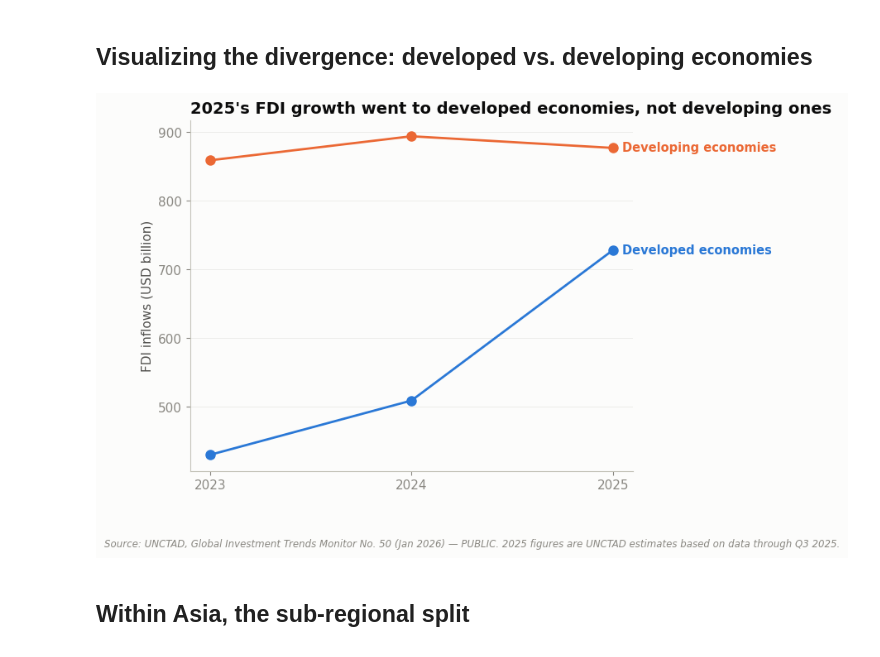
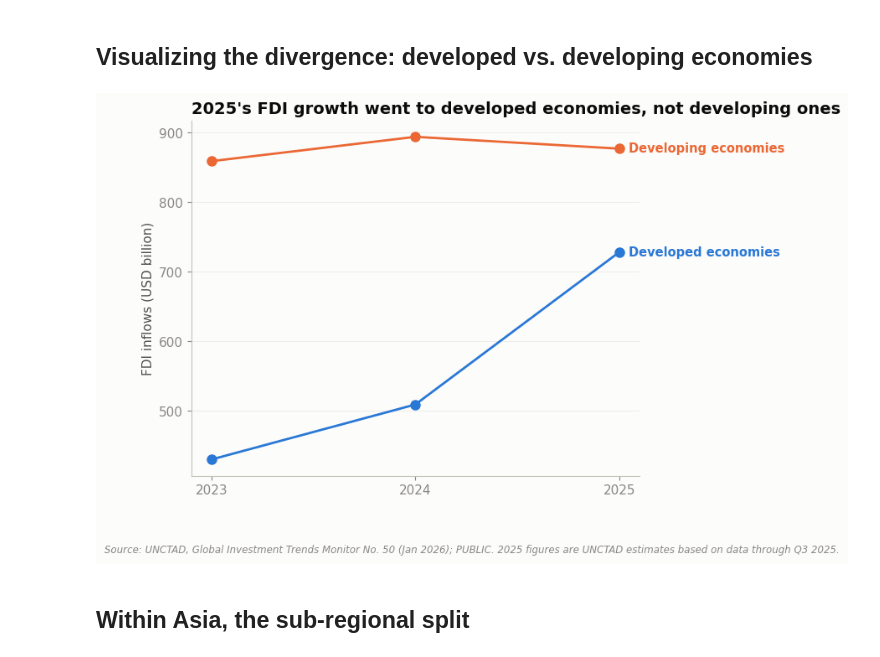
Before and after one commit to ooi-darren/is-capital-leaving-china, a Jupyter notebook: notebooks/01-global-fdi-trends.ipynb, the cells around one changed output. Drawn from its saved outputs; the diff is of its cells as text; code cells hidden in the pictures.

```diff
--- a/notebooks/01-global-fdi-trends.ipynb
+++ b/notebooks/01-global-fdi-trends.ipynb
@@ -89,25 +89,25 @@ pivot
 # %%
 fig, ax = plt.subplots(figsize=(9, 5.5))
 dev = global_fdi[global_fdi['region'] == 'Developed economies'].set_index('year')['fdi_inflow_usd_billion']
 developing = global_fdi[global_fdi['region'] == 'Developing economies'].set_index('year')['fdi_inflow_usd_billion']
 
 ax.plot(dev.index, dev.values, marker='o', markersize=8, linewidth=2, color=ACCENT_1)
 ax.plot(developing.index, developing.values, marker='o', markersize=8, linewidth=2, color=ACCENT_2)
 
 end_label(ax, dev.index[-1], dev.values[-1], 'Developed economies', ACCENT_1, weight='bold')
 end_label(ax, developing.index[-1], developing.values[-1], 'Developing economies', ACCENT_2, weight='bold')
 
 ax.set_title("2025's FDI growth went to developed economies, not developing ones", loc='left')
 ax.set_ylabel('FDI inflows (USD billion)')
 ax.set_xlabel('')
 ax.set_xticks([2023, 2024, 2025])
 fig.subplots_adjust(right=0.72)
 
-add_source(ax.figure, 'Source: UNCTAD, Global Investment Trends Monitor No. 50 (Jan 2026) — PUBLIC. '
+add_source(ax.figure, 'Source: UNCTAD, Global Investment Trends Monitor No. 50 (Jan 2026); PUBLIC. '
                        '2025 figures are UNCTAD estimates based on data through Q3 2025.')
 plt.show()
 # %% [output]
-[figure, old version]
+[figure, new version]
 # %% [markdown]
 ## Within Asia, the sub-regional split
 # %%
```
Also changed, not shown: parts of 6 cells of this notebook, 5 other files.
